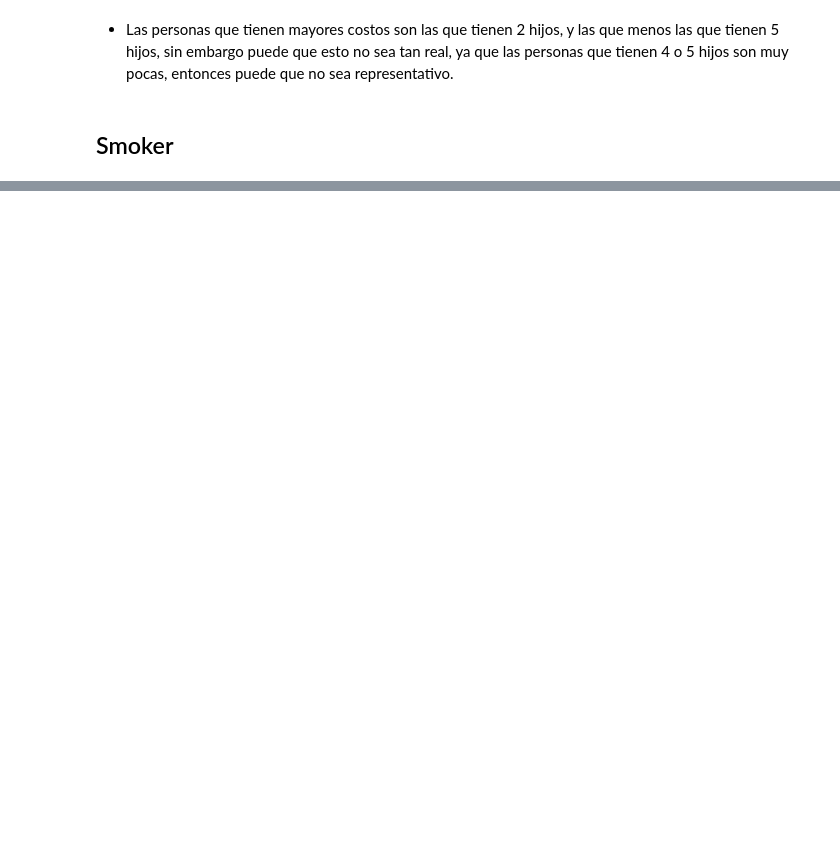
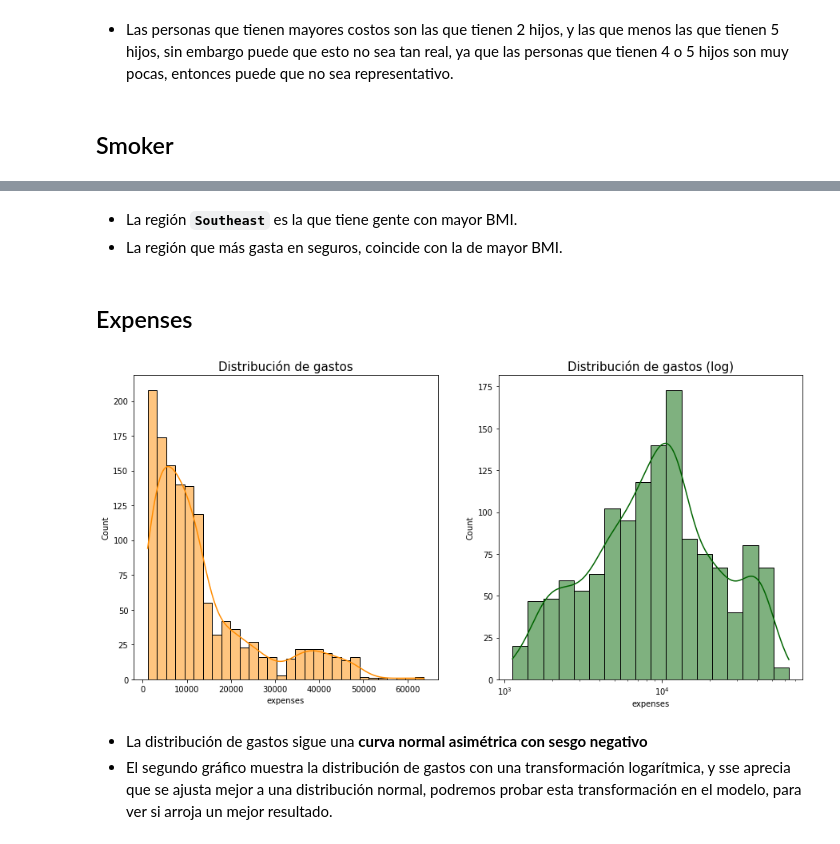
Before and after one commit to Gab0Jorq/insurance, a Jupyter notebook: insurance.ipynb, the cells around one changed output, grey strips where cells are left out. Cells and saved outputs as stored; diff of their text form; code cells hidden in the pictures; blank space fills up the shorter version.

```diff
--- a/insurance.ipynb
+++ b/insurance.ipynb
@@ -214,0 +238,17 @@ ax.set_title('Boxplot de gastos por hijos', fontdict={'fontsize': '15'});
+# %% [markdown]
+* La región **`Southeast`** es la que tiene gente con mayor BMI.
+* La región que más gasta en seguros, coincide con la de mayor BMI.
+# %% [markdown]
+## Expenses
+# %%
+fig, ax = plt.subplots(1,2, figsize=(15,7))
+sns.histplot(ax=ax[0], x='expenses', data=df, color='darkorange', kde=True)
+sns.histplot(ax=ax[1], x='expenses', data=df, color='darkgreen', kde=True, log_scale=True)
+
+ax[0].set_title('Distribución de gastos', fontdict={'fontsize': '15'})
+ax[1].set_title('Distribución de gastos (log)', fontdict={'fontsize': '15'});
+# %% [output]
+[figure, added]
+# %% [markdown]
+* La distribución de gastos sigue una **curva normal asimétrica con sesgo negativo**
+* El segundo gráfico muestra la distribución de gastos con una transformación logarítmica, y sse aprecia que se ajusta mejor a una distribución normal, podremos probar esta transformación en el modelo, para ver si arroja un mejor resultado.
```
Also changed, not shown: parts of 5 cells of this notebook.
